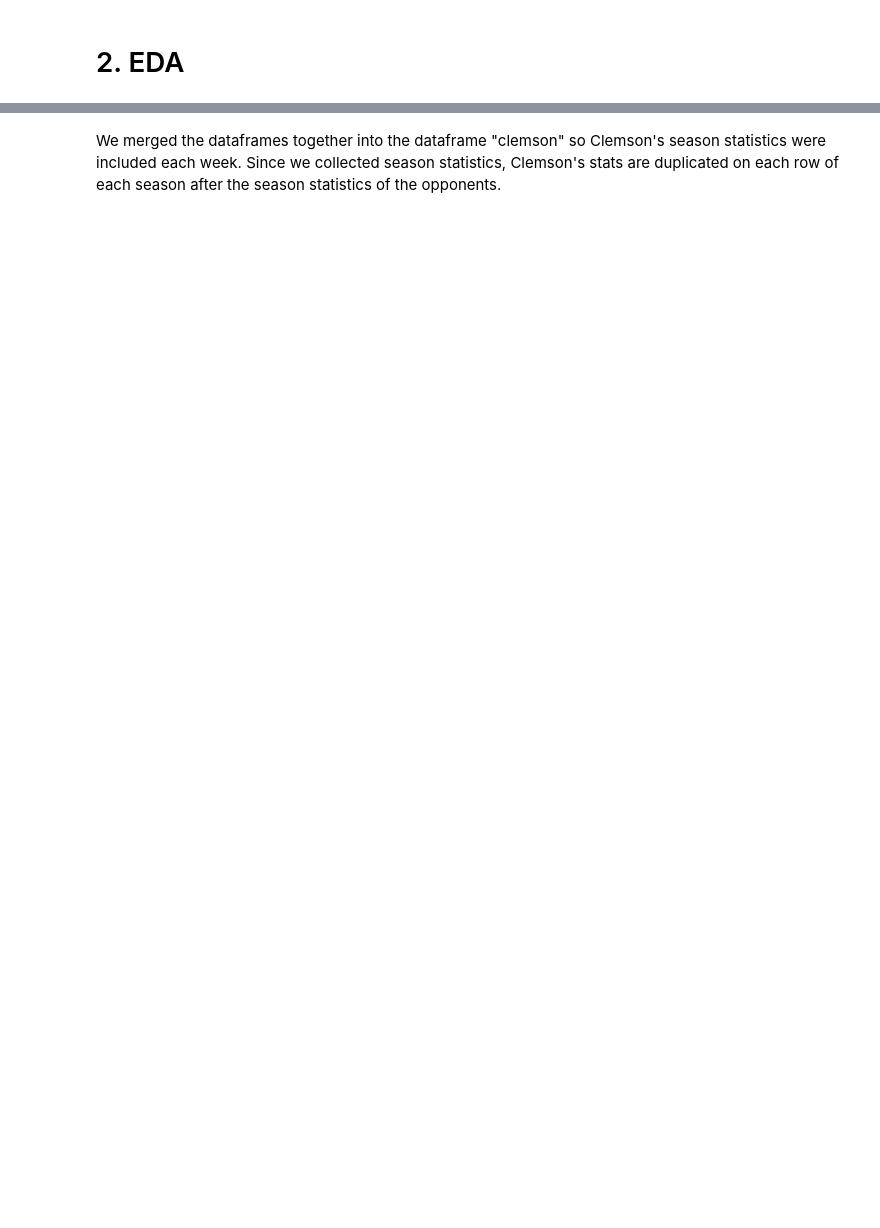
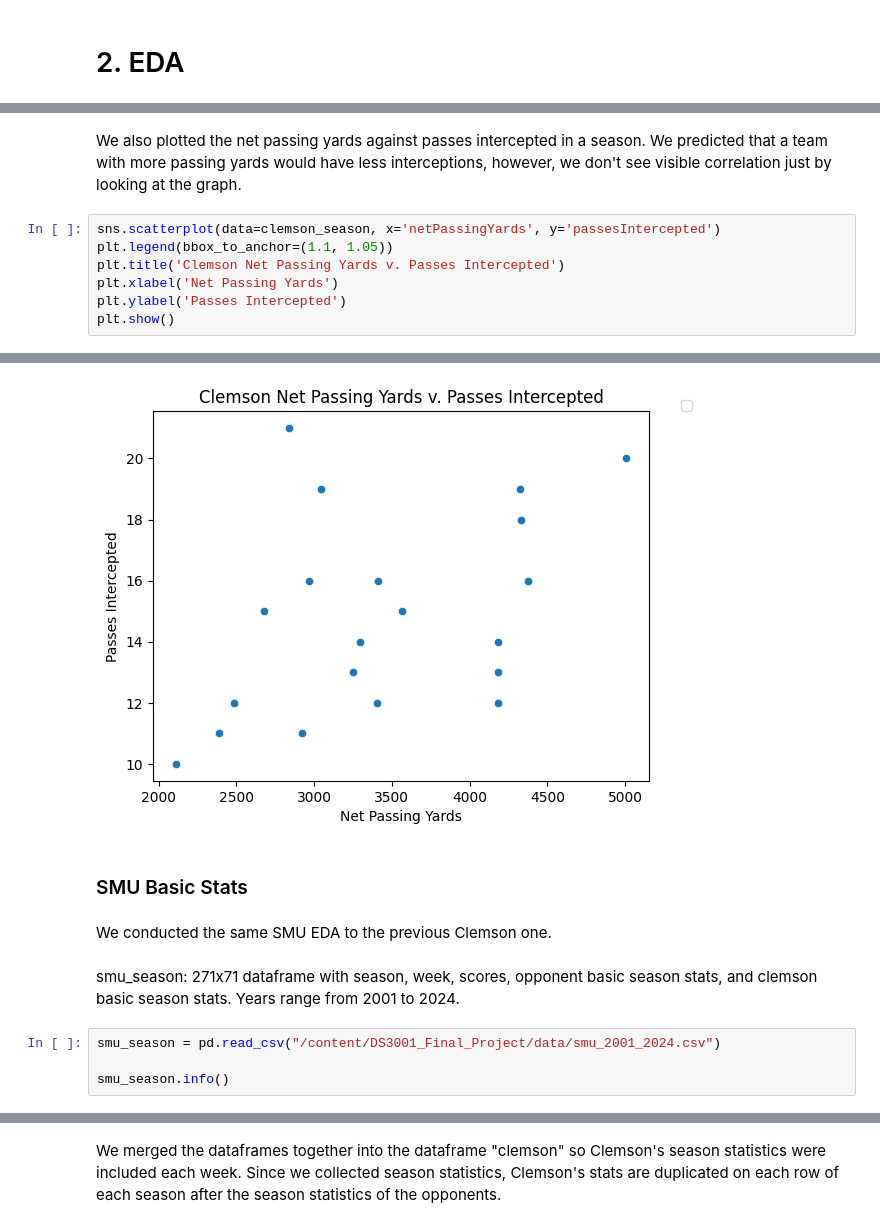
Before and after one commit to rze7ud/DS3001_Final_Project, a Jupyter notebook: Analysis.ipynb, the cells around one changed output, grey strips where cells are left out. Cells and saved outputs as stored; diff of their text form; blank space fills up the shorter version.

```diff
--- a/Analysis.ipynb
+++ b/Analysis.ipynb
@@ -38,0 +72,10 @@ clemson_opp_df = pd.read_csv("/content/DS3001_Final_Project/data/clemson_opp_200
+# %% [markdown]
+We also plotted the net passing yards against passes intercepted in a season. We predicted that a team with more passing yards would have less interceptions, however, we don't see visible correlation just by looking at the graph.
+# %%
+sns.scatterplot(data=clemson_season, x='netPassingYards', y='passesIntercepted')
+plt.legend(bbox_to_anchor=(1.1, 1.05))
+plt.title('Clemson Net Passing Yards v. Passes Intercepted')
+plt.xlabel('Net Passing Yards')
+plt.ylabel('Passes Intercepted')
+plt.show()
+# %% [output]
@@ -38,0 +83,11 @@ clemson_opp_df = pd.read_csv("/content/DS3001_Final_Project/data/clemson_opp_200
+[figure, added]
+# %% [markdown]
+### SMU Basic Stats
+# %% [markdown]
+We conducted the same SMU EDA to the previous Clemson one.
+# %% [markdown]
+smu_season: 271x71 dataframe with season, week, scores, opponent basic season stats, and clemson basic season stats. Years range from 2001 to 2024.
+# %%
+smu_season = pd.read_csv("/content/DS3001_Final_Project/data/smu_2001_2024.csv")
+
+smu_season.info()
```
Also changed, not shown: parts of 52 cells of this notebook.
